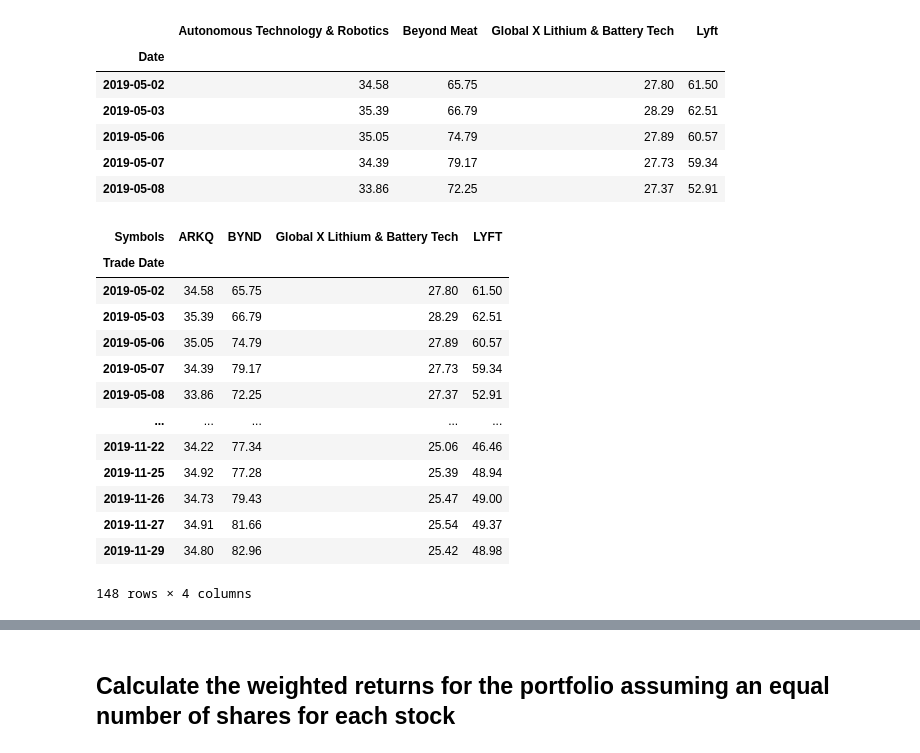
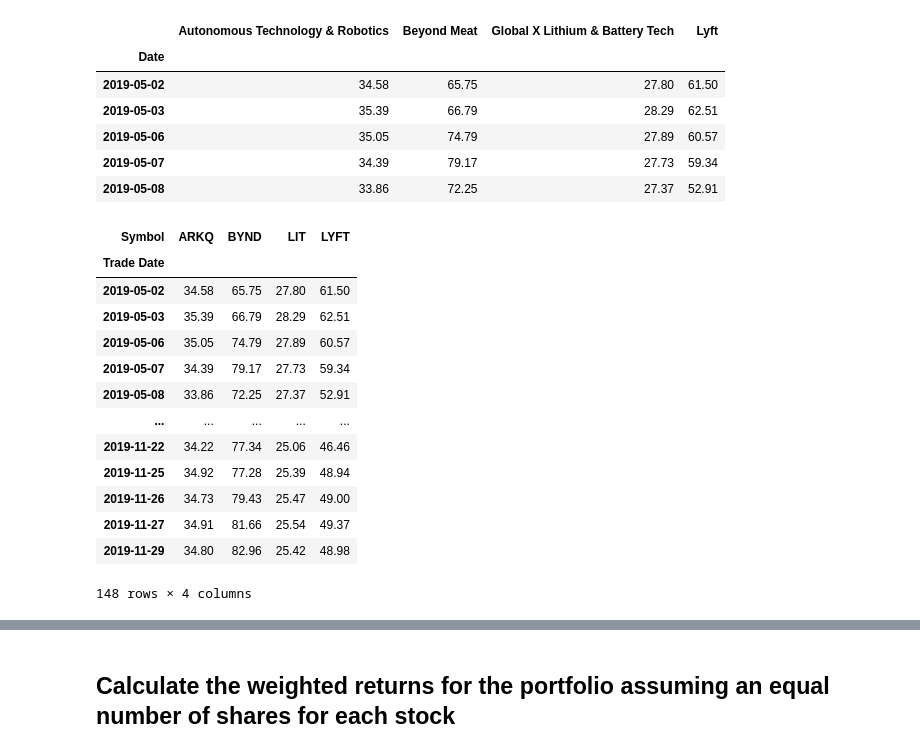
Before and after one commit to Caresir/Whale_protfolio, a Jupyter notebook: whale_analysis.ipynb, the cells around one changed output, grey strips where cells are left out. Saved outputs shown, nothing was run; the diff lists cells and outputs as text; code cells hidden in the pictures.

Commit message:
Adjusted column ticker symbol for LIT and created a pivot table where the columns represent the symbols for the all data df

```diff
--- a/whale_analysis.ipynb
+++ b/whale_analysis.ipynb
@@ -462,6 +453,7 @@ lyft_df.head()
 # %%
 # Concatenate all stocks into a single DataFrame
 all_data_df = pd.concat([autonomous_tech_df, beyond_meat_df, lithium_tech_df, lyft_df], axis='columns', join='inner')
+all_data_df.sort_index(inplace=True)
 all_data_df.head()
 # %% [output]
 |  | Autonomous Technology & Robotics | Beyond Meat | Global X Lithium & Battery Tech | Lyft |
@@ -474,11 +466,13 @@ all_data_df.head()
 # %%
 # Reset the index
 #rename columns as ticker symbols
-all_data_df.rename(columns={'Autonomous Technology & Robotics': 'ARKQ', 'Beyond Meat': 'BYND', 'Global X Lithium & Battery': 'LIT', 'Lyft': 'LYFT'}, inplace=True)
+all_data_df.rename(columns={'Autonomous Technology & Robotics': 'ARKQ', 'Beyond Meat': 'BYND', 'Global X Lithium & Battery Tech': 'LIT', 'Lyft': 'LYFT'}, inplace=True)
 #rename axis and column axis
-all_data_df.rename_axis('Trade Date').rename_axis('Symbols', axis='columns')
+# Pivot so that each column of prices represents a unique symbol
+all_data_df.reset_index()
+all_data_df.rename_axis('Trade Date').rename_axis('Symbol', axis='columns')
 # %% [output]
-| Symbols | ARKQ | BYND | Global X Lithium & Battery Tech | LYFT |
+| Symbol | ARKQ | BYND | LIT | LYFT |
 | Trade Date |  |  |  |  |
 | 2019-05-02 | 34.58 | 65.75 | 27.80 | 61.50 |
 | 2019-05-03 | 35.39 | 66.79 | 28.29 | 62.51 |
```
Also changed, not shown: parts of 3 cells of this notebook.
